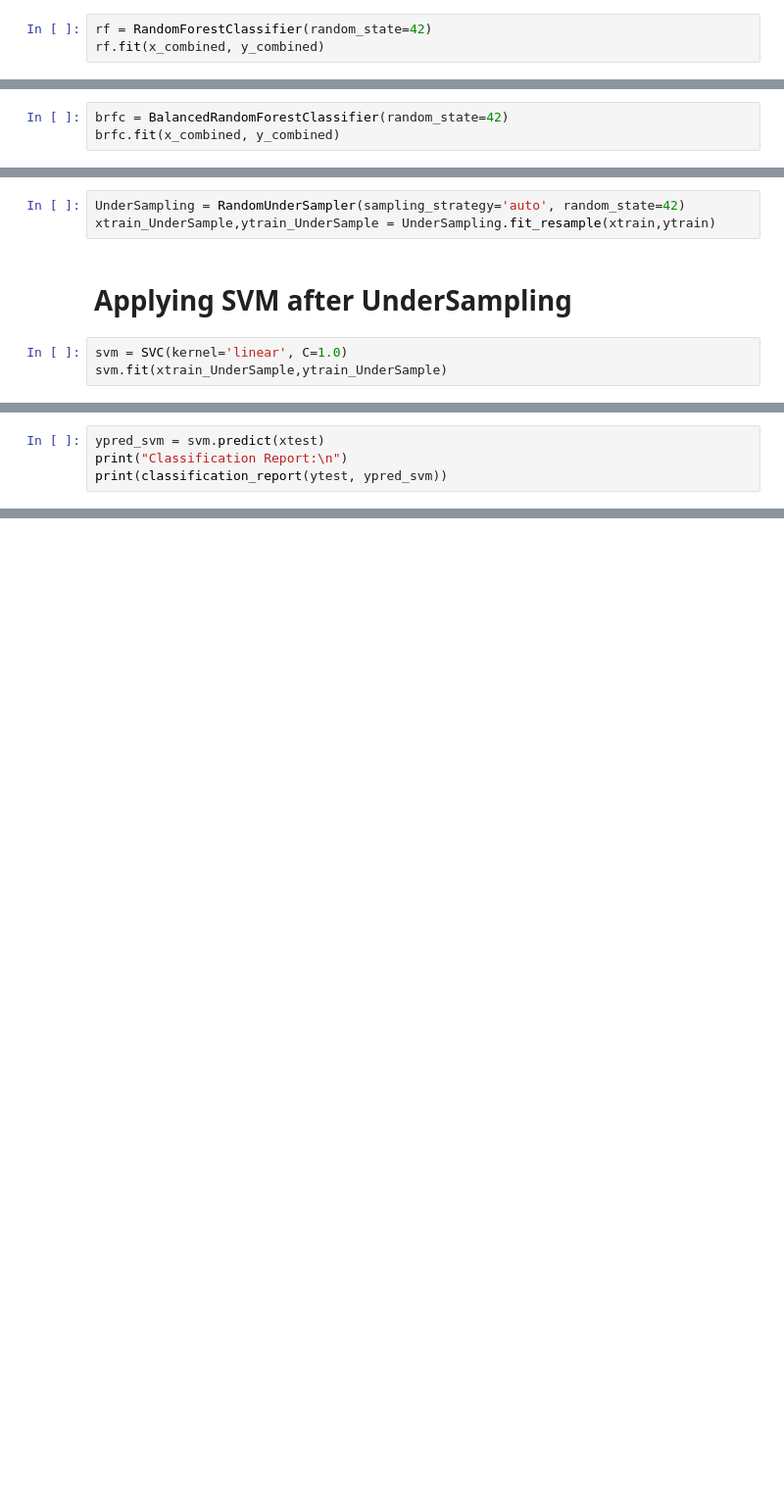
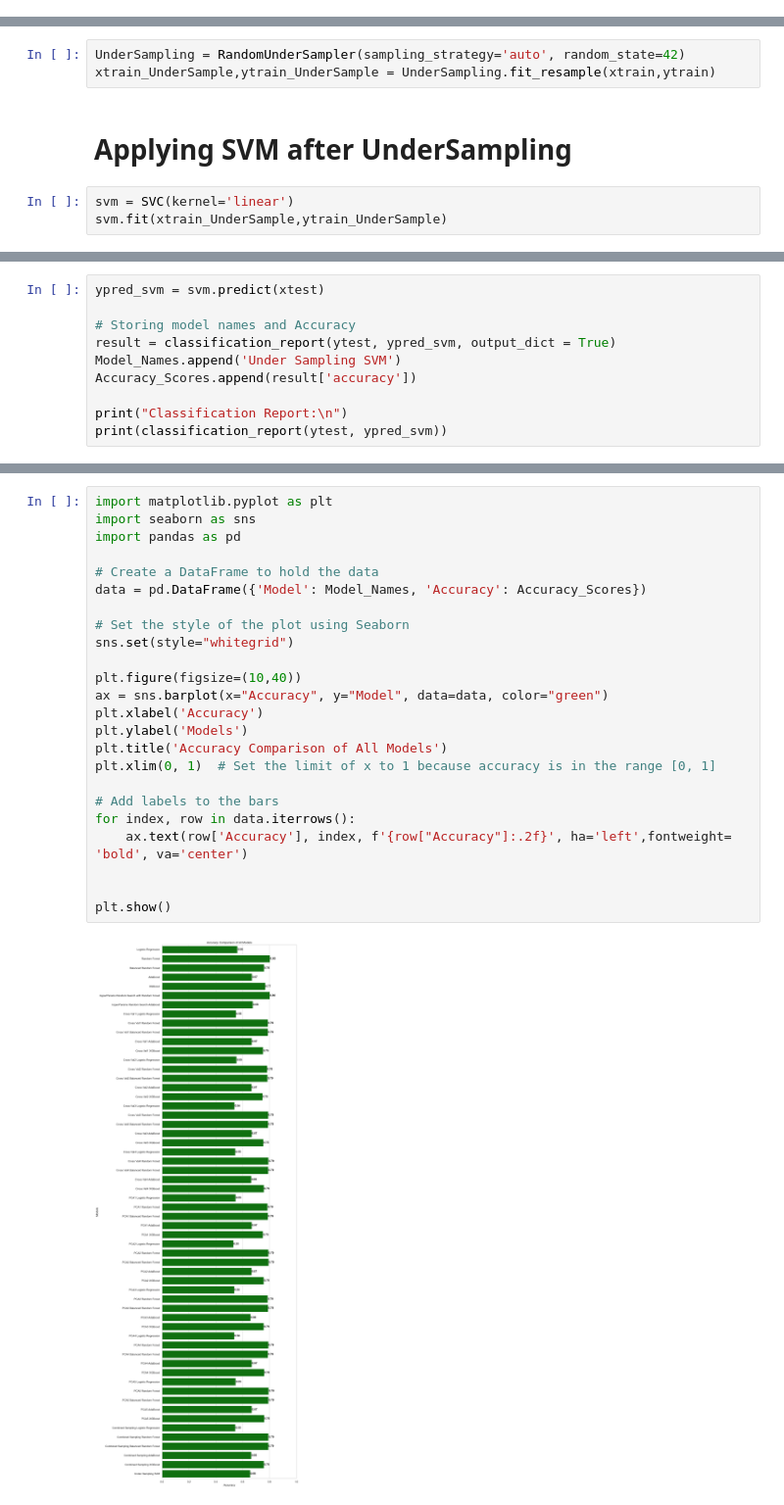
Before and after one commit to asayem172153/Predict-Credit-Score-From-Bank-Data, a Jupyter notebook: Predict Credit Score from Bank Data .ipynb, the cells around one changed output, grey strips where cells are left out. Shown: that part at 98% size. Cells and saved outputs as stored; diff of their text form; blank space fills up the shorter version.

Commit message:
New Updated Predict Score

```diff
--- a/Predict Credit Score from Bank Data .ipynb
+++ b/Predict Credit Score from Bank Data .ipynb
@@ -757,3 +655,0 @@ x_combined, y_combined = cluster_centroids.fit_resample(x_oversampled, y_oversam
-# %%
-rf = RandomForestClassifier(random_state=42)
-rf.fit(x_combined, y_combined)
@@ -778,3 +655,0 @@ weighted avg       0.80      0.79      0.79     19240
-# %%
-brfc = BalancedRandomForestClassifier(random_state=42)
-brfc.fit(x_combined, y_combined)
@@ -861,5 +695,5 @@ xtrain_UnderSample,ytrain_UnderSample = UnderSampling.fit_resample(xtrain,ytrain
 # %% [markdown]
 # Applying SVM after UnderSampling
 # %%
-svm = SVC(kernel='linear', C=1.0)
+svm = SVC(kernel='linear')
 svm.fit(xtrain_UnderSample,ytrain_UnderSample)
@@ -866,4 +702,10 @@ svm.fit(xtrain_UnderSample,ytrain_UnderSample)
 # %%
 ypred_svm = svm.predict(xtest)
+
+# Storing model names and Accuracy
+result = classification_report(ytest, ypred_svm, output_dict = True)
+Model_Names.append('Under Sampling SVM')
+Accuracy_Scores.append(result['accuracy'])
+
 print("Classification Report:\n")
 print(classification_report(ytest, ypred_svm))
@@ -869,0 +726,26 @@ print(classification_report(ytest, ypred_svm))
+# %%
+import matplotlib.pyplot as plt
+import seaborn as sns
+import pandas as pd
+
+# Create a DataFrame to hold the data
+data = pd.DataFrame({'Model': Model_Names, 'Accuracy': Accuracy_Scores})
+
+# Set the style of the plot using Seaborn
+sns.set(style="whitegrid")
+
+plt.figure(figsize=(10,40))
+ax = sns.barplot(x="Accuracy", y="Model", data=data, color="green")
+plt.xlabel('Accuracy')
+plt.ylabel('Models')
+plt.title('Accuracy Comparison of All Models')
+plt.xlim(0, 1)  # Set the limit of x to 1 because accuracy is in the range [0, 1]
+
+# Add labels to the bars
+for index, row in data.iterrows():
+    ax.text(row['Accuracy'], index, f'{row["Accuracy"]:.2f}', ha='left',fontweight= 'bold', va='center')
+
+
+plt.show()
+# %% [output]
+[figure, added]
```
Also changed, not shown: parts of 80 cells of this notebook.
